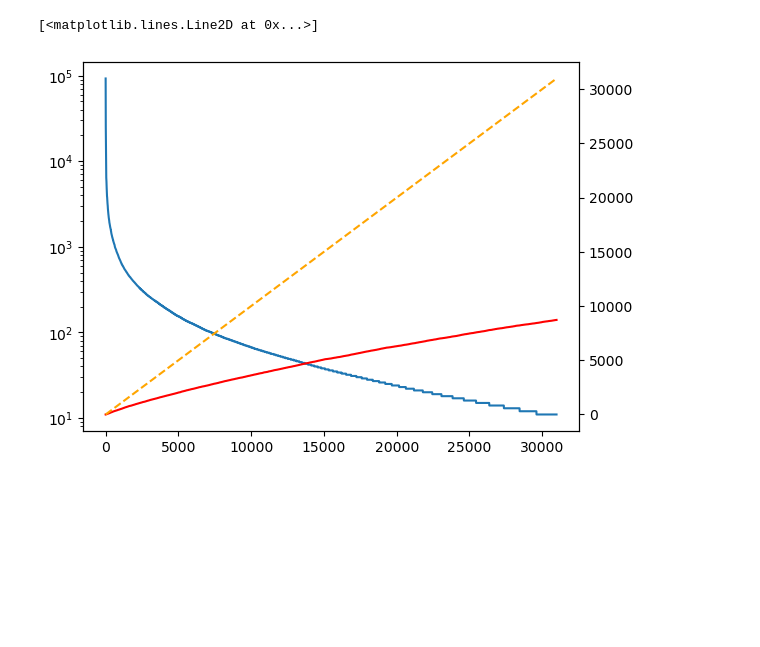
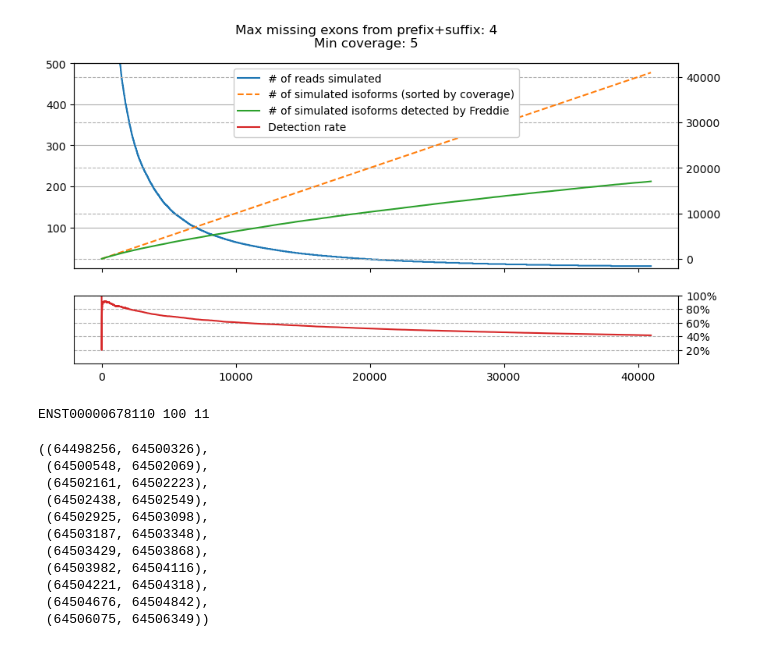
Before and after one commit to baraaorabi/freddie-sc, a Jupyter notebook: dev.ipynb, the cells around one changed output. Cells and saved outputs as stored; diff of their text form; code cells hidden in the pictures; blank space fills up the shorter version.

```diff
--- a/dev.ipynb
+++ b/dev.ipynb
@@ -201,31 +214,10 @@ A = pd.read_csv("isoform-matches.csv")
 # %%
 B = pd.read_csv("output/simulate/TS/S1.tsv", sep='\t')
 # %%
-min_coverage = 10
+min_coverage = 5
 tid_to_counts = B.transcript_id.value_counts()
-simulated_tids = tid_to_counts[tid_to_counts > min_coverage]
+multi_exon_annot_tids = {
+    tid for tid in annot_tid_to_idx.keys()
+    if len(annot_isoforms[annot_tid_to_idx[tid]].exons) > 1
+}
+simulated_tids = tid_to_counts[(tid_to_counts > min_coverage) & (tid_to_counts.index.isin(multi_exon_annot_tids))]
-# %%
-detected_tids = set(A[
-    (A.main_m == A.in_c_exons)
-    & (A.annot_c_exons - A.main_m < 3)
-].annot_iso)
-# %%
-coverage = list()
-detection = list()
-detected_count = 0
-for tid, count in simulated_tids.items():
-    coverage.append(count)
-    detected_count += tid in detected_tids
-    detection.append(detected_count)
-# %%
-fig, ax = plt.subplots()
-ax.plot(coverage)
-# Make log scale
-ax.set_yscale('log')
-# Twin axis
-ax2 = ax.twinx()
-ax2.plot(detection, color='red')
-ax2.plot([0, len(coverage)], [0, len(coverage)], linestyle='--', color='orange')
-# %% [output]
-[<matplotlib.lines.Line2D at 0x...>]
-[figure, removed]
@@ -231,0 +282,41 @@ ax2.plot([0, len(coverage)], [0, len(coverage)], linestyle='--', color='orange')
+# %%
+for max_missing in range(4,5):
+    detected_tids = set(A[
+        (A.prefix_d * A.prefix_i == 0) & # one is the suffix of the other
+        (A.suffix_d * A.suffix_i == 0) & # one is the prefix of the other
+        (A.prefix_d + A.prefix_i <= 2) & # the one with longer head can have at most one extra exon(s)
+        (A.suffix_d + A.suffix_i <= 2) & # the one with longer tail can have at most one extra exon(s)
+        (A.prefix_d + A.prefix_i + A.suffix_d + A.suffix_i <= max_missing) & # total extra exons can be at most max_missing
+        (A.main_d + A.main_i == 0) & # no extra exons in the middle
+        (A.main_m >= 1) # at least one match in the middle
+    ].annot_iso)
+    plot_coverage(simulated_tids, detected_tids, reverse_sort=False, title=f"Max missing exons from prefix+suffix: {max_missing}\nMin coverage: {min_coverage}")
+# %% [output]
+[figure, added]
+# %%
+for tid, read_count in tid_to_counts.items():
+    if read_count < 10 or read_count > 100:
+        continue
+    exon_count = len(annot_isoforms[annot_tid_to_idx[tid]].exons)
+    if exon_count < 2:
+        continue
+    if tid in detected_tids:
+        continue
+    print(tid, read_count, exon_count)
+    break
+# %% [output]
+ENST00000678110 100 11
+# %%
+annot_isoforms[annot_tid_to_idx[tid]].exons
+# %% [output]
+((64498256, 64500326),
+ (64500548, 64502069),
+ (64502161, 64502223),
+ (64502438, 64502549),
+ (64502925, 64503098),
+ (64503187, 64503348),
+ (64503429, 64503868),
+ (64503982, 64504116),
+ (64504221, 64504318),
+ (64504676, 64504842),
+ (64506075, 64506349))
```
Also changed, not shown: parts of 9 cells of this notebook, 4 other files.
